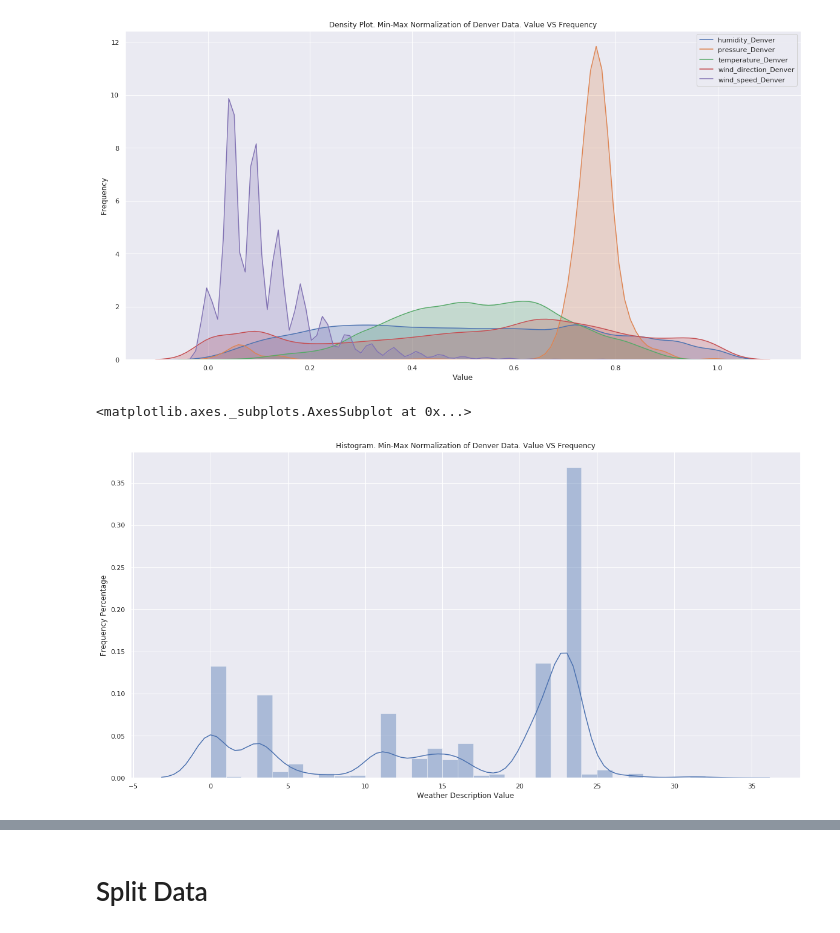
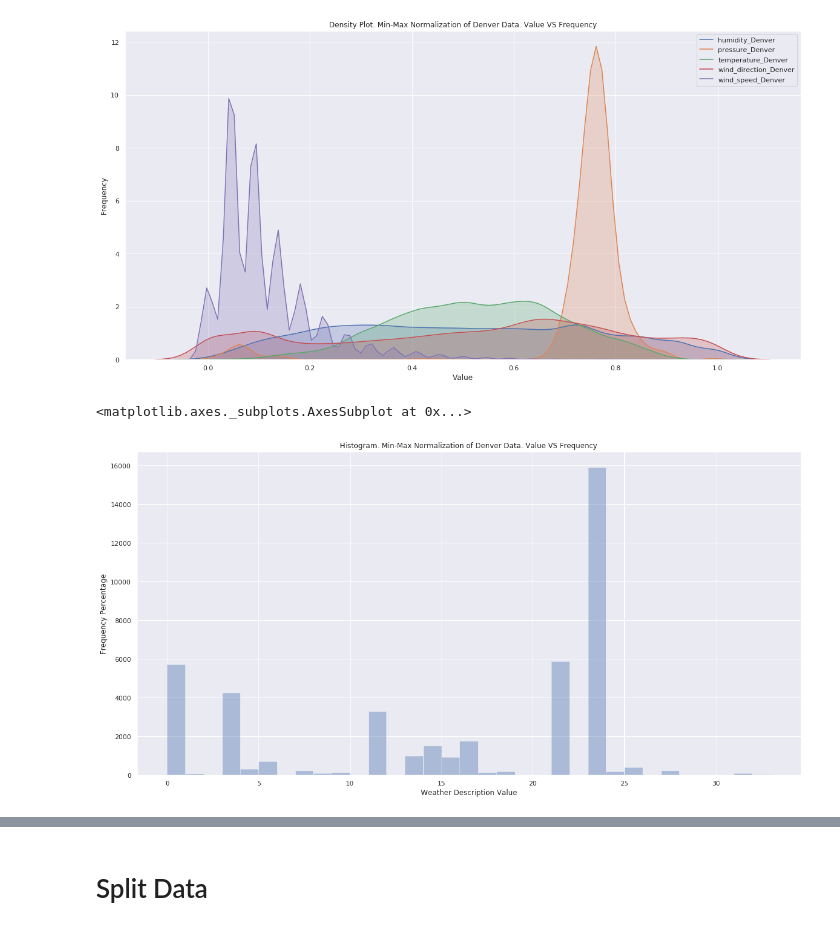
Before and after one commit to jacobhallberg/MLWeatherPrediction, a Jupyter notebook: PreprocessData.ipynb, the cells around one changed output, grey strips where cells are left out. Cells and saved outputs as stored; diff of their text form; code cells hidden in the pictures.

```diff
--- a/PreprocessData.ipynb
+++ b/PreprocessData.ipynb
@@ -65,10 +63,10 @@ for col in normalized_X_df.columns:
 # %%
 f, ax = plt.subplots(figsize=(20, 10))
 plt.xlabel("Weather Description Value")
 plt.ylabel("Frequency Percentage")
 plt.title("Histogram. Min-Max Normalization of Denver Data. Value VS Frequency")
-sns.distplot(y_df, ax=ax)
+sns.distplot(y_df, ax=ax, kde=False)
 # Clearly the data is very imbalanced. Not good....
 # %% [output]
 <matplotlib.axes._subplots.AxesSubplot at 0x...>
-[figure, old version]
+[figure, new version]
```
Also changed, not shown: parts of 3 cells of this notebook, 3 other files.
